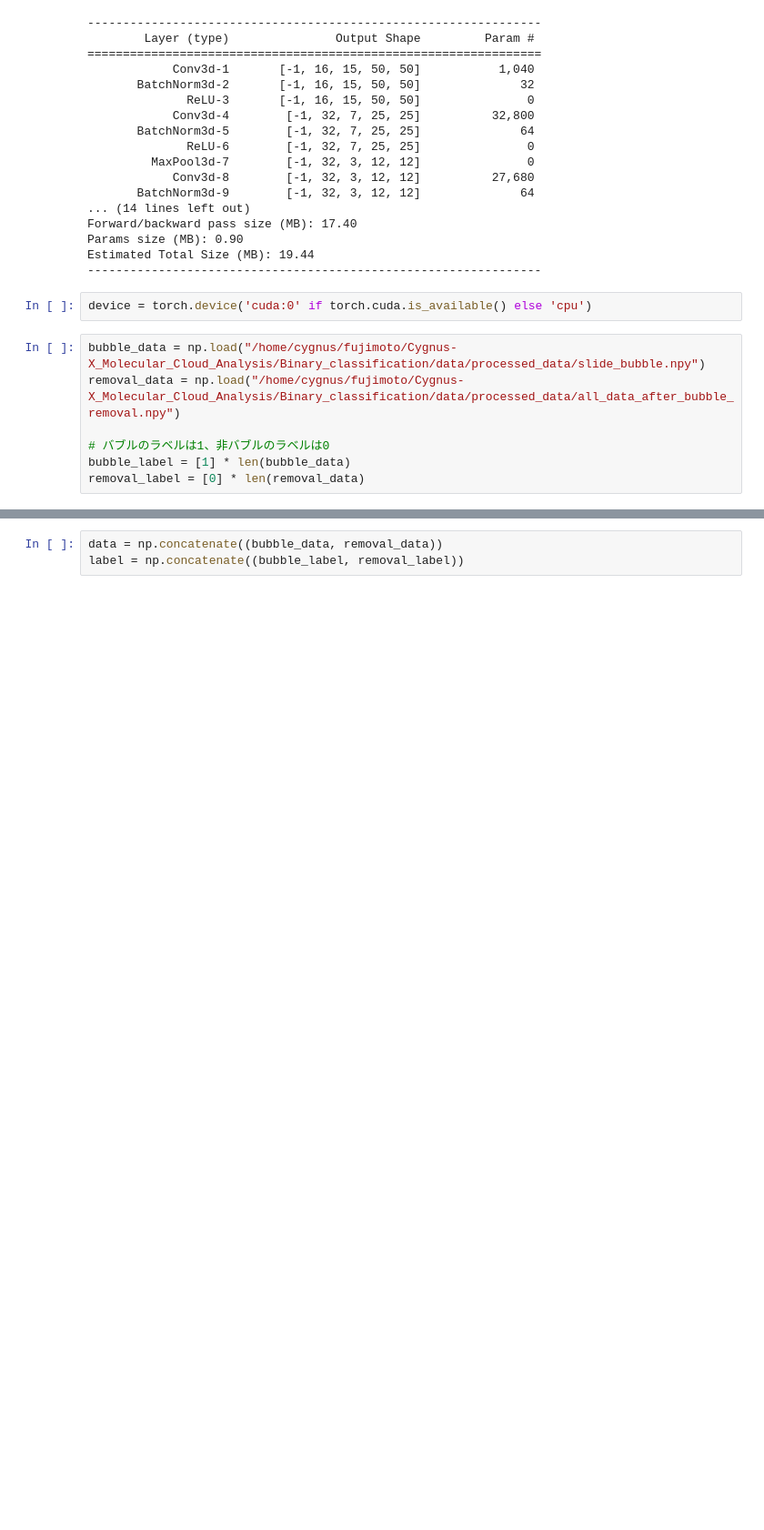
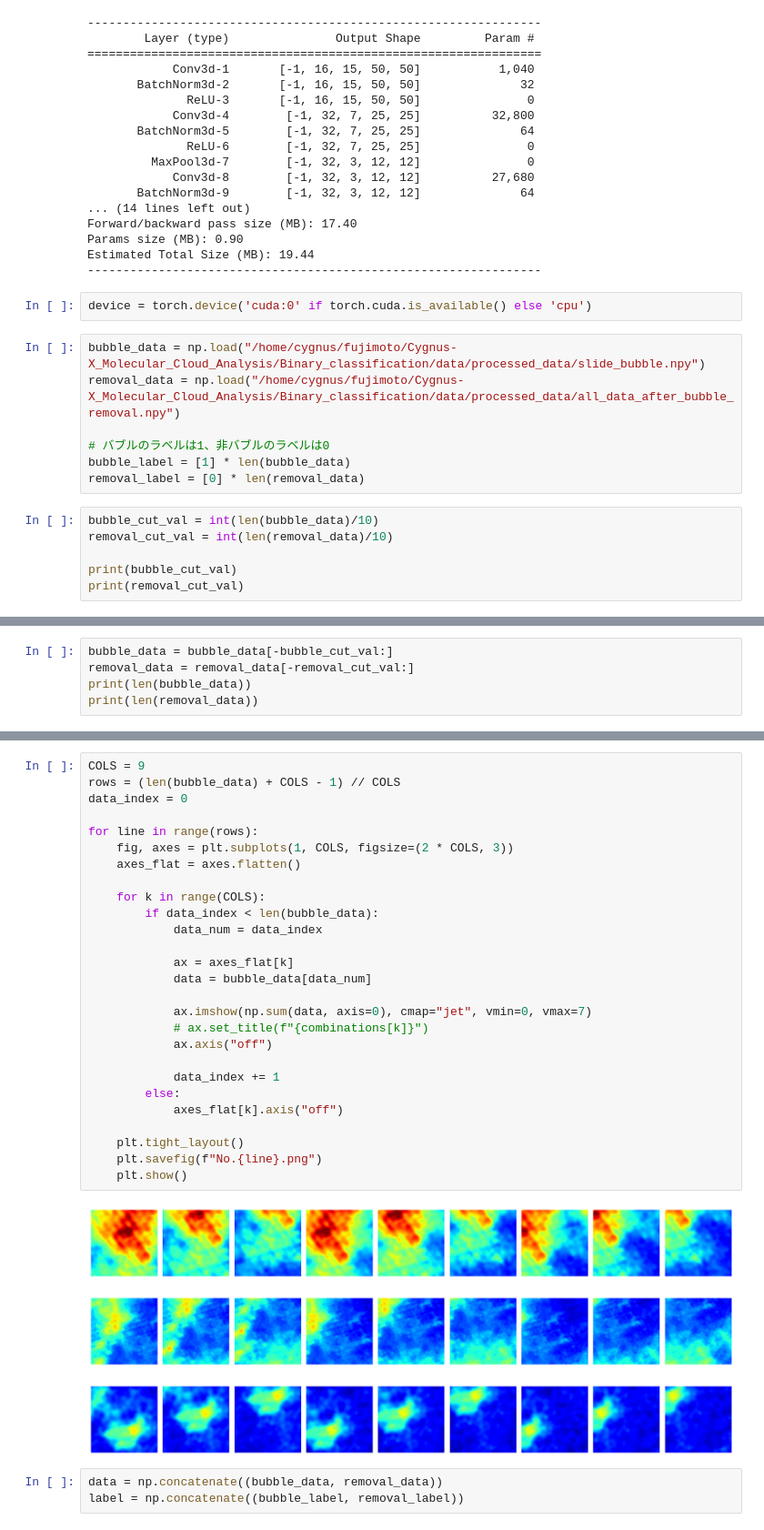
Before and after one commit to yudai-22/Cygnus-X_Molecular_Cloud_Analysis, a Jupyter notebook: Binary_classification/analysis/check_model/check_model.ipynb, the cells around one changed output, grey strips where cells are left out. Shown at 91% size. Cells and saved outputs as stored; diff of their text form; blank space fills up the shorter version.

```diff
--- a/Binary_classification/analysis/check_model/check_model.ipynb
+++ b/Binary_classification/analysis/check_model/check_model.ipynb
@@ -95,3 +95,9 @@ removal_data = np.load("/home/cygnus/fujimoto/Cygnus-X_Molecular_Cloud_Analysis/
 # バブルのラベルは1、非バブルのラベルは0
 bubble_label = [1] * len(bubble_data)
 removal_label = [0] * len(removal_data)
+# %%
+bubble_cut_val = int(len(bubble_data)/10)
+removal_cut_val = int(len(removal_data)/10)
+
+print(bubble_cut_val)
+print(removal_cut_val)
@@ -97,0 +107,5 @@ removal_label = [0] * len(removal_data)
+# %%
+bubble_data = bubble_data[-bubble_cut_val:]
+removal_data = removal_data[-removal_cut_val:]
+print(len(bubble_data))
+print(len(removal_data))
@@ -98,3 +124,34 @@ removal_label = [0] * len(removal_data)
+# %%
+COLS = 9
+rows = (len(bubble_data) + COLS - 1) // COLS
+data_index = 0
+
+for line in range(rows):
+    fig, axes = plt.subplots(1, COLS, figsize=(2 * COLS, 3))
+    axes_flat = axes.flatten()
+
+    for k in range(COLS):
+        if data_index < len(bubble_data):
+            data_num = data_index
+
+            ax = axes_flat[k]
+            data = bubble_data[data_num]
+
+            ax.imshow(np.sum(data, axis=0), cmap="jet", vmin=0, vmax=7)
+            # ax.set_title(f"{combinations[k]}")
+            ax.axis("off")
+
+            data_index += 1
+        else:
+            axes_flat[k].axis("off")
+
+    plt.tight_layout()
+    plt.savefig(f"No.{line}.png")
+    plt.show()
+# %% [output]
+[figure, added]
+[figure, added]
+[figure, added]
 # %%
 data = np.concatenate((bubble_data, removal_data))
 label = np.concatenate((bubble_label, removal_label))
```
Also changed, not shown: parts of 11 cells of this notebook, 13 other files.
